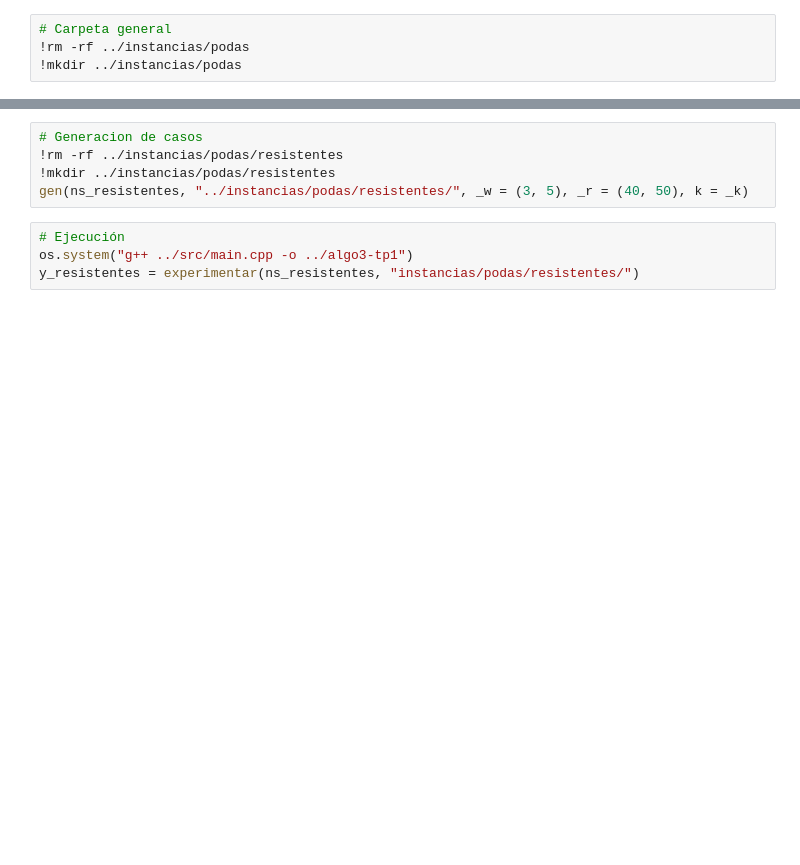
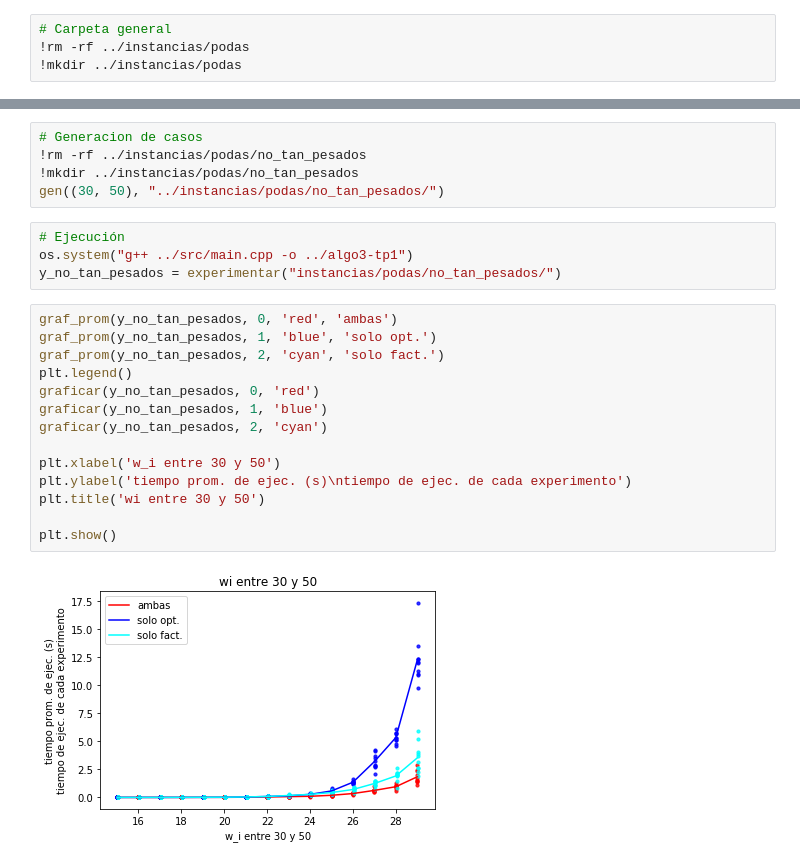
Before and after one commit to ilanolkies/algo3-tp1, a Jupyter notebook: notebooks/podas.ipynb, the cells around one changed output, grey strips where cells are left out. Drawn from its saved outputs; the diff is of its cells as text; blank space fills up the shorter version.

```diff
--- a/notebooks/podas.ipynb
+++ b/notebooks/podas.ipynb
@@ -140,9 +131,25 @@ _k = 10
 # %%
 # Generacion de casos
-!rm -rf ../instancias/podas/resistentes
-!mkdir ../instancias/podas/resistentes
-gen(ns_resistentes, "../instancias/podas/resistentes/", _w = (3, 5), _r = (40, 50), k = _k)
+!rm -rf ../instancias/podas/no_tan_pesados
+!mkdir ../instancias/podas/no_tan_pesados
+gen((30, 50), "../instancias/podas/no_tan_pesados/")
 # %%
 # Ejecución
 os.system("g++ ../src/main.cpp -o ../algo3-tp1")
-y_resistentes = experimentar(ns_resistentes, "instancias/podas/resistentes/")
+y_no_tan_pesados = experimentar("instancias/podas/no_tan_pesados/")
+# %%
+graf_prom(y_no_tan_pesados, 0, 'red', 'ambas')
+graf_prom(y_no_tan_pesados, 1, 'blue', 'solo opt.')
+graf_prom(y_no_tan_pesados, 2, 'cyan', 'solo fact.')
+plt.legend()
+graficar(y_no_tan_pesados, 0, 'red')
+graficar(y_no_tan_pesados, 1, 'blue')
+graficar(y_no_tan_pesados, 2, 'cyan')
+
+plt.xlabel('w_i entre 30 y 50')
+plt.ylabel('tiempo prom. de ejec. (s)\ntiempo de ejec. de cada experimento')
+plt.title('wi entre 30 y 50')
+
+plt.show()
+# %% [output]
+[figure, added]
```
Also changed, not shown: parts of 24 cells of this notebook.
